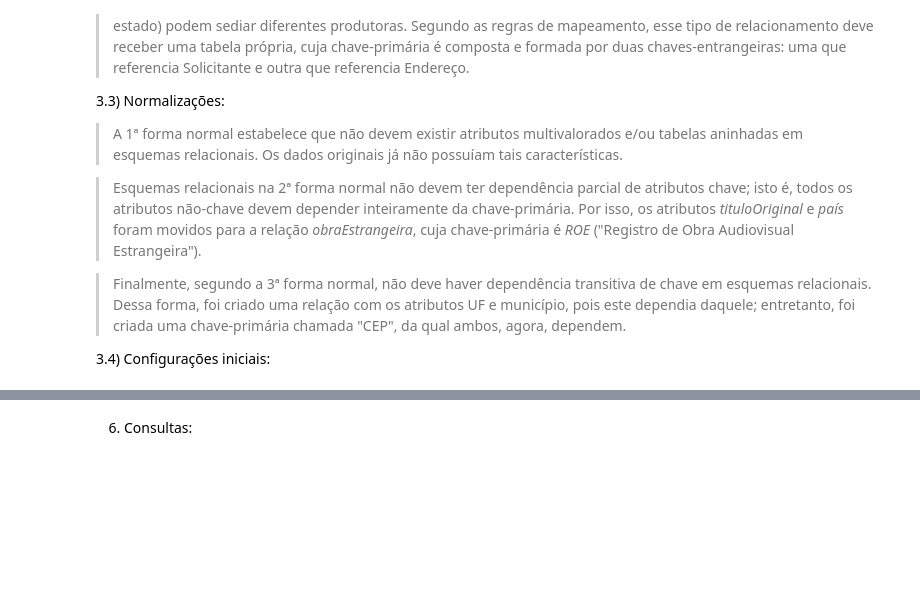
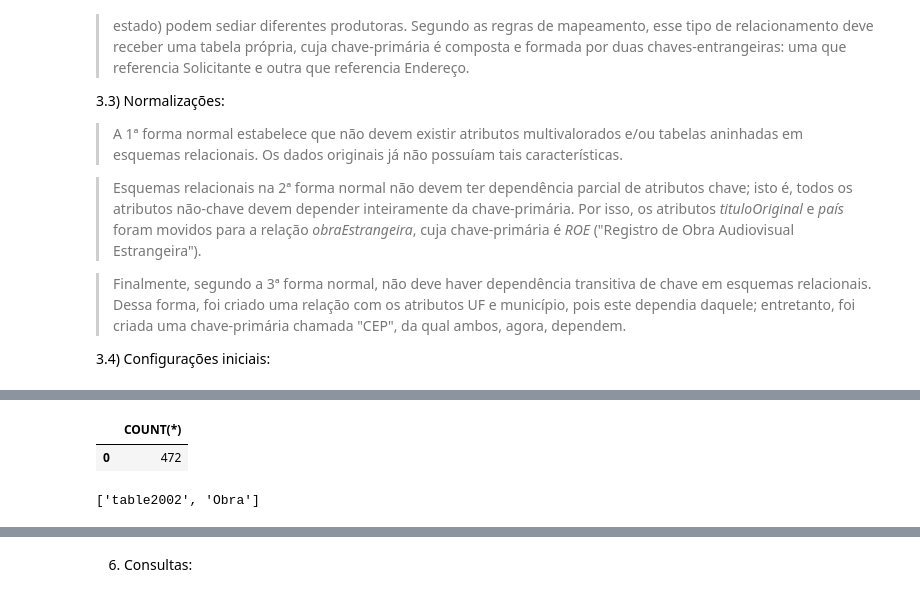
Before and after one commit to MarceleLouiseSAra/TPs-IBD, a Jupyter notebook: TP2.ipynb, the cells around one changed output, grey strips where cells are left out. Saved outputs shown, nothing was run; the diff lists cells and outputs as text; code cells hidden in the pictures; blank space fills up the shorter version.

```diff
--- a/TP2.ipynb
+++ b/TP2.ipynb
@@ -250,0 +276,5 @@ fetch('SELECT * FROM table2002 ORDER BY "index" ASC LIMIT 2', conn)
+# %%
+fetch('SELECT COUNT(*) from table2002', conn)
+# %% [output]
+|  | COUNT(*) |
+| 0 | 472 |
@@ -251,3 +289,8 @@ fetch('SELECT * FROM table2002 ORDER BY "index" ASC LIMIT 2', conn)
+# %%
+# show tables
+show_tables(conn)
+# %% [output]
+['table2002', 'Obra']
 # %% [markdown]
 4) Diagrama ER:
 
```
Also changed, not shown: parts of 6 cells of this notebook.
